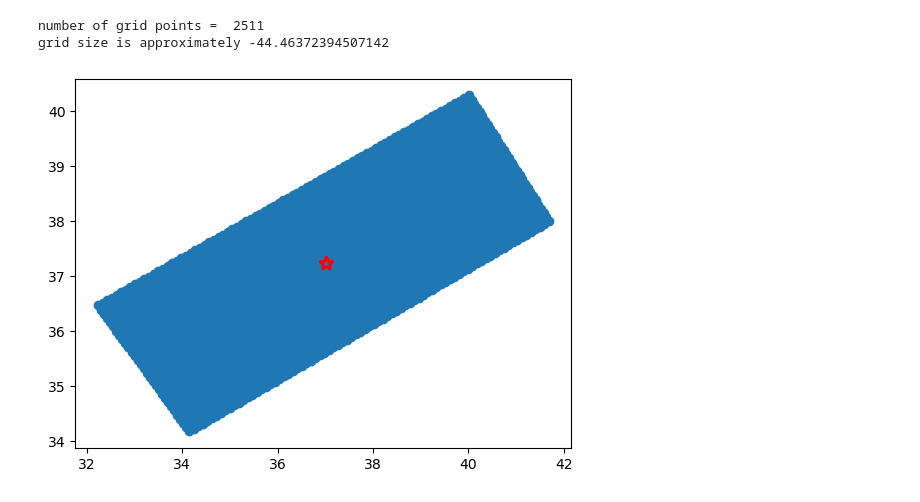
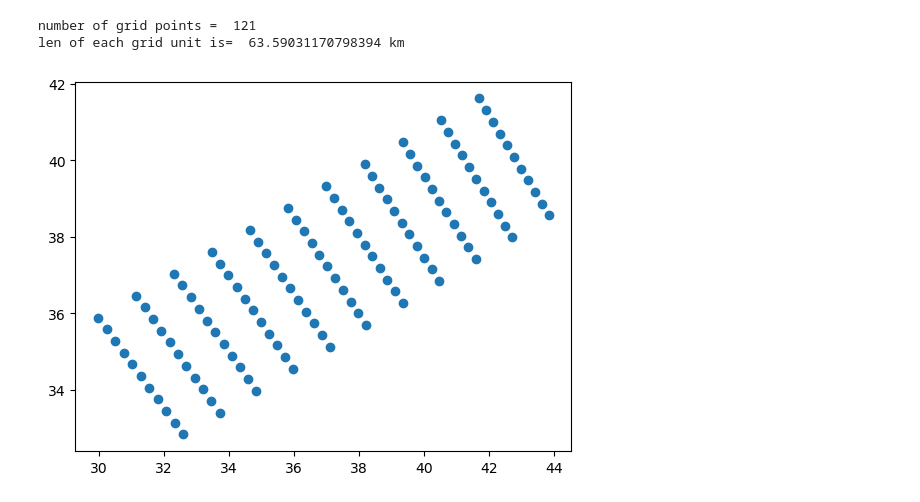
Before and after one commit to anewvauve/backprojection_anubhab, a Jupyter notebook: grid_coords.ipynb, the cells around one changed output. Saved outputs shown, nothing was run; the diff lists cells and outputs as text; code cells hidden in the pictures.

```diff
--- a/grid_coords.ipynb
+++ b/grid_coords.ipynb
@@ -11,73 +11,86 @@ longitudes=[]
 strike = 58
 event_lat= 37.2251
 event_long=37.0209
-x_extend=400
-y_extend=150
+x_extend=600
+y_extend=200
 
-grid_size_km=10 #this is km spacing, each point will be placed these many kilometers away from the previous grid point
+gridsize=0.20 #in terms of spacing, so essentially gridsize = 0.1 would result in a particular number of points
+
 def strike_coords(strike, event_lat, event_long,extend):
     y_dist=extend * (np.cos(np.deg2rad(strike)))
     new_lat= event_lat + (y_dist/111.1)
     x_dist=extend * (np.sin(np.deg2rad(strike)))
-   # denom=111.32
     denom = 111.32 * np.cos(np.deg2rad(event_lat))
     if np.abs(denom) < 1e-2:
         new_long = event_long  # No reliable longitude change, would result in unsuitable values
     else:
         new_long = event_long + (x_dist / denom)
 
-    return new_lat, new_long
-def eqspaced_points_list(strike, event_lat, event_long, extend, grid_size):
+    return new_lat, new_long #returns longtitudes an latitudes along one direction of strike.
+
+def strike_coords_list(strike, event_lat, event_long,extend, gridsize):
     lat_long_list=[]
-    spacing=np.arange(grid_size,extend+grid_size, grid_size)
+    grid_list=np.arange(0,1,gridsize, dtype=float)
+    rev_grid_list=grid_list[::-1]
+    for j in rev_grid_list:
+        lat_long_list.append(strike_coords(strike, event_lat, event_long, (-1)*extend*(j + gridsize)))
+    lat_long_list.append(strike_coords(strike, event_lat, event_long, 0))
+    for i in grid_list:
+        lat_long_list.append(strike_coords(strike, event_lat, event_long, extend*(i + gridsize)))
 
-    for i in spacing:
-        lat_long_list.append(strike_coords(strike, event_lat, event_long, -i))
-    lat_long_list.append(strike_coords(strike, event_lat, event_long, 0))
-    for j in spacing:
-        lat_long_list.append(strike_coords(strike, event_lat, event_long, j))
+    return lat_long_list #returns a list of lat and long along opposite directions, along the strike from th source point.
 
-    return lat_long_list
+def strike_coords_list_eqspaced(strike, event_lat, event_long, extend, gridsize):
 
 
-def make_source_grid_along_strike(strike, event_lat, event_long, x_extend, y_extend, grid_size_km_spacing):
+def make_source_grid_along_strike(strike, event_lat, event_long, x_extend, y_extend, gridsize):
 
     '''The main differences in this function from the previous make_source_grid_hetero are
     1)This function orients the source grid along the strike direction
     2)This function has its x and y extends in Kms, rather than in degrees. although
     there can be a
-    3)The grid points are placed in equivalent extends, which are given in kilometers.
     modification made so that we can input in degrees rather than in kilometers
     '''
 
     grid_list=[]
     temp=[]
     strike_perpendicular = (strike + 90) % 360
-    strike_perpendicular_list=eqspaced_points_list(strike_perpendicular, event_lat, event_long, y_extend, grid_size_km_spacing)
+    strike_perpendicular_list=strike_coords_list(strike_perpendicular, event_lat, event_long, y_extend, gridsize)
     for i in strike_perpendicular_list:
-        temp=eqspaced_points_list(strike, i[0], i[1], x_extend, grid_size_km_spacing)
+        temp=strike_coords_list(strike, i[0], i[1], x_extend, gridsize)
         grid_list.append(temp)
         temp=[]
-
-
-    #for i in strike_perpendicular_list:
-    #   temp=strike_coords_list(strike, i[0], i[1], x_extend, grid_size_km_spacing)
-    #    grid_list.append(temp)
-    #    temp=[]
     slat=[]
     slong=[]
     slat = [coord[0] for row in grid_list for coord in row]
     slong= [coord[1] for row in grid_list for coord in row]
     return slong, slat
 
-longitudes, latitudes = make_source_grid_along_strike(strike, event_lat, event_long, x_extend, y_extend, grid_size_km)
+
+
+
+
+longitudes, latitudes= make_source_grid_along_strike(strike, event_lat, event_long, x_extend, y_extend, gridsize )
+
 print("number of grid points = ", len(latitudes))
-gridlen=111.1*(latitudes[1]-latitudes[0])/(np.cos(strike))
-print("grid size is approximately", gridlen)
+#print("number of grid points, long = ", len(longitudes))
+gridlen=(latitudes[3] - latitudes[2]) * 111.1
+#gridwid =(longitudes[24] - longitudes[299])
+print("len of each grid unit is= ", gridlen, "km")
+#print("wid of each grid unit is= ", gridwid)
+
+
+
+
 plt.scatter(longitudes, latitudes)
-plt.plot(event_long, event_lat, marker='*',markersize=10,markeredgecolor='red',markeredgewidth=2)
 plt.show()
+
+#current task - incorporate this code into bp.lib , return long and lat on the function. basically what you have to do is
+#the currrent grid is just placed arbitrarily, without orienting itself to the strike, your job is to make the grid orient along the strike.
+
+#current problem - it makes the equal number of points in either directions, which is not what we want, we wnat them to be equally spaced, basically square grids.
+#modify function as said above.
 # %% [output]
-number of grid points =  2511
-grid size is approximately -44.46372394507142
+number of grid points =  121
+len of each grid unit is=  63.59031170798394 km
-[figure, old version]
+[figure, new version]
```
Also changed, not shown: parts of 2 cells of this notebook, 24 other files.
